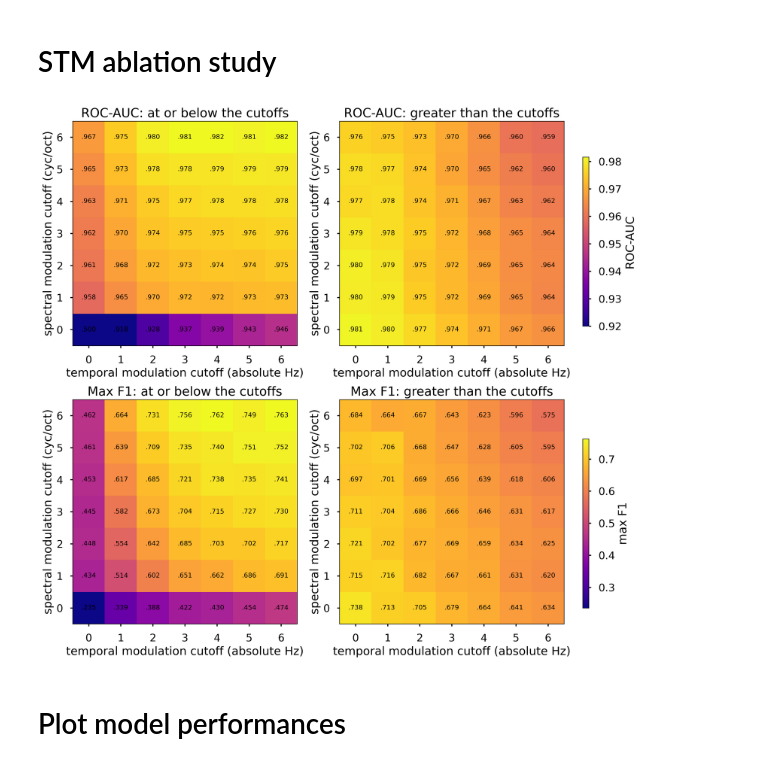
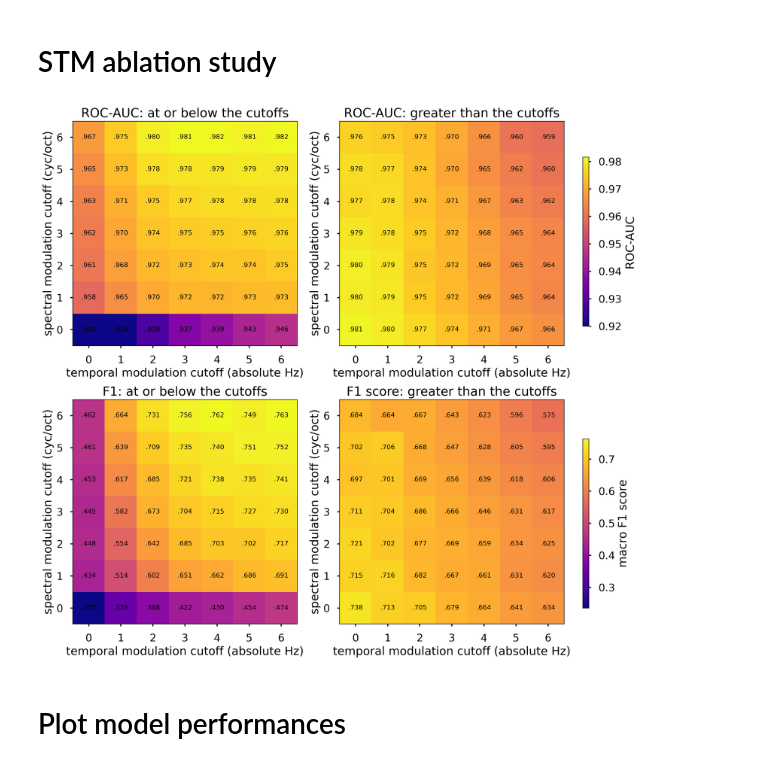
Before and after one commit to curlsloth/MusicSpeech-STM, a Jupyter notebook: STM12_evaluate_model.ipynb, the cells around one changed output. Saved outputs shown, nothing was run; the diff lists cells and outputs as text; code cells hidden in the pictures.

Commit message:
update the ablation figure details

```diff
--- a/STM12_evaluate_model.ipynb
+++ b/STM12_evaluate_model.ipynb
@@ -566,37 +566,37 @@ with plt.style.context('seaborn-v0_8-poster'):
 
 
     # Plot F1
     min_f1 = np.min(pd.concat([table_high_F1, table_low_F1]))
     max_f1 = np.max(pd.concat([table_high_F1, table_low_F1]))
     norm_F1 = mcolors.LogNorm(vmin=min_f1, vmax=max_f1)
 
     im2 = ax[1,0].imshow(table_high_F1, aspect='equal', origin='lower', extent=extent, cmap=cmap, interpolation=None, vmin=min_f1, vmax=max_f1)
     # im2 = ax[1,0].imshow(table_high_F1, aspect='equal', origin='lower', extent=extent, cmap=cmap, interpolation=None, norm=norm_F1)
-    ax[1,0].set_title('Max F1: at or below the cutoffs')
+    ax[1,0].set_title('F1: at or below the cutoffs')
     ax[1,0].set_xlabel('temporal modulation cutoff (absolute Hz)')
     ax[1,0].set_ylabel('spectral modulation cutoff (cyc/oct)')
     show_values(table_high_F1, ax[1,0])
 
     im3 = ax[1,1].imshow(table_low_F1, aspect='equal', origin='lower', extent=extent, cmap=cmap, interpolation=None, vmin=min_f1, vmax=max_f1)
     # im3 = ax[1,1].imshow(table_low_F1, aspect='equal', origin='lower', extent=extent, cmap=cmap, interpolation=None, norm=norm_F1)
-    ax[1,1].set_title('Max F1: greater than the cutoffs')
+    ax[1,1].set_title('F1 score: greater than the cutoffs')
     ax[1,1].set_xlabel('temporal modulation cutoff (absolute Hz)')
     # ax[1,1].set_yticks([])
     ax[1,1].set_ylabel('spectral modulation cutoff (cyc/oct)')
     show_values(table_low_F1, ax[1,1])
 
     cbar_f1_ax = fig.add_axes([0.9, 0.1, 0.01, 0.3])
     cbar_f1 = plt.colorbar(im2, cax=cbar_f1_ax)
-    cbar_f1.set_label('max F1')
+    cbar_f1.set_label('macro F1 score')
 
 
 
     # Adjust layout to make room for the colorbar
     plt.tight_layout(rect=[0, 0, 0.9, 1])  # Adjust the rect parameter to fit the colorbar
     plt.show()
     fig.savefig('ablation_20250120.png')
 # %% [output]
-[figure, old version]
+[figure, new version]
 # %% [markdown]
 # Plot model performances
 # %%
```
Also changed, not shown: parts of 1 cell of this notebook, 1 other file.
